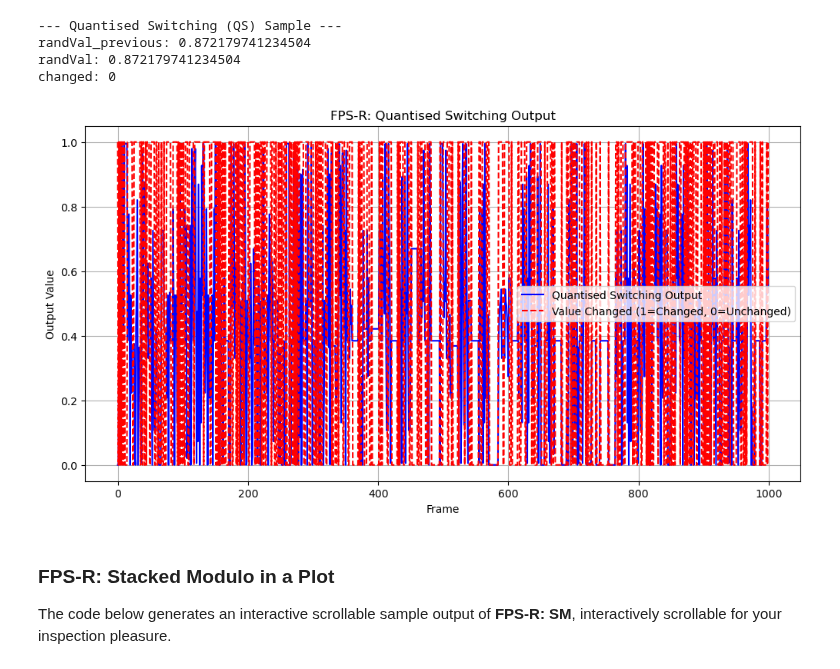
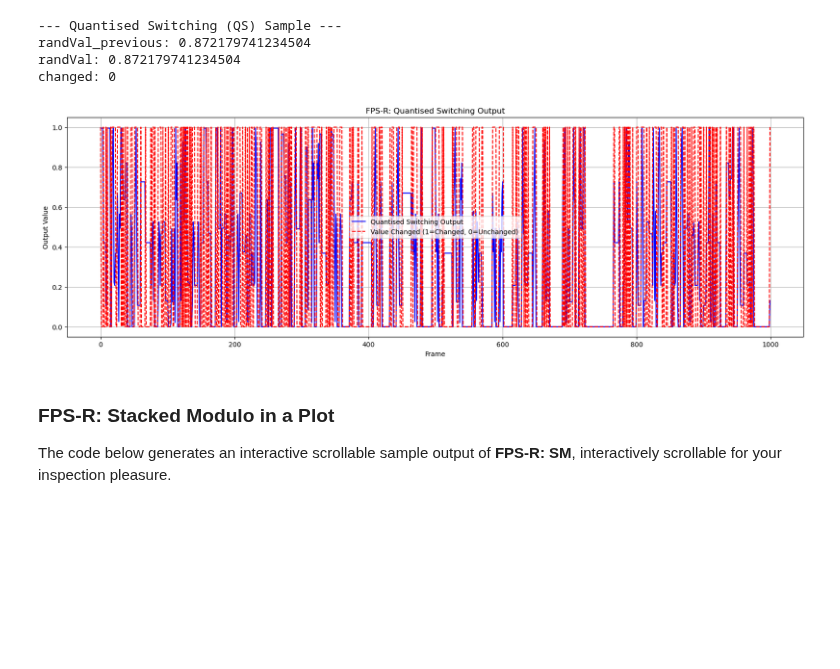
Before and after one commit to patwooky/fpsr, a Jupyter notebook: resources/code/_WIP/algo_data_analysis/fpsr_algoAnalysis.ipynb, the cells around one changed output. Saved outputs shown, nothing was run; the diff lists cells and outputs as text; code cells hidden in the pictures; blank space fills up the shorter version.

```diff
--- a/resources/code/_WIP/algo_data_analysis/fpsr_algoAnalysis.ipynb
+++ b/resources/code/_WIP/algo_data_analysis/fpsr_algoAnalysis.ipynb
@@ -311,8 +311,8 @@ def fpsr_qs(frame,
     # --- 3. Generate the two quantised sine wave streams ---
     if stream2FreqMult < 0: stream2FreqMult = 3.7
 
-    stream1 = math.floor(math.sin((streamsOffset[0] + frame) * baseWaveFreq) * s1_quant_level) / s1_quant_level
-    stream2 = math.floor(math.sin((streamsOffset[1] + frame) * baseWaveFreq * stream2FreqMult) * s2_quant_level) / s2_quant_level
+    stream1 = math.floor((math.sin((streamsOffset[0] + frame) * baseWaveFreq) / 2.0 + 0.5) * s1_quant_level) / s1_quant_level
+    stream2 = math.floor((math.sin((streamsOffset[1] + frame) * baseWaveFreq * stream2FreqMult) / 2.0 + 0.5) * s2_quant_level) / s2_quant_level
 
     # --- 4. Switch between the two streams ---
     active_stream_val = stream1 if (frame % streamSwitchDur) < streamSwitchDur / 2 else stream2
@@ -381,35 +381,35 @@ def plot_quantised_switching(steps=1000):
     quantLevelsMinMax = [1, 10]
     streamsOffset = [0, 100]
     quantOffsets = [50, 150]
     streamSwitchDur = 30
     stream1QuantDur = 20
     stream2QuantDur = 25
 
     values = []
     values_changed = []
 
     for frame in range(steps):
         value = fpsr_qs(frame, baseWaveFreq, stream2FreqMult, quantLevelsMinMax,
                         streamsOffset, quantOffsets, streamSwitchDur,
                         stream1QuantDur, stream2QuantDur)
         value_prev = fpsr_qs(frame - 1, baseWaveFreq, stream2FreqMult, quantLevelsMinMax,
                              streamsOffset, quantOffsets, streamSwitchDur,
                              stream1QuantDur, stream2QuantDur)
         values.append(value)
         values_changed.append(1 if value != value_prev else 0)
 
-    plt.figure(figsize=(12, 6))
+    plt.figure(figsize=(20, 6))
     plt.plot(values, label='Quantised Switching Output', color='blue')
     plt.plot(values_changed, label='Value Changed (1=Changed, 0=Unchanged)', color='red', linestyle='--')
     plt.title('FPS-R: Quantised Switching Output')
     plt.xlabel('Frame')
     plt.ylabel('Output Value')
     plt.grid()
     plt.legend()
     plt.show()
 plot_quantised_switching()
 # %% [output]
-[figure, old version]
+[figure, new version]
 # %% [markdown]
 ### FPS-R: Stacked Modulo in a Plot
 The code below generates an interactive scrollable sample output of **FPS-R: SM**, interactively scrollable for your inspection pleasure.
```
Also changed, not shown: 2 other files.
